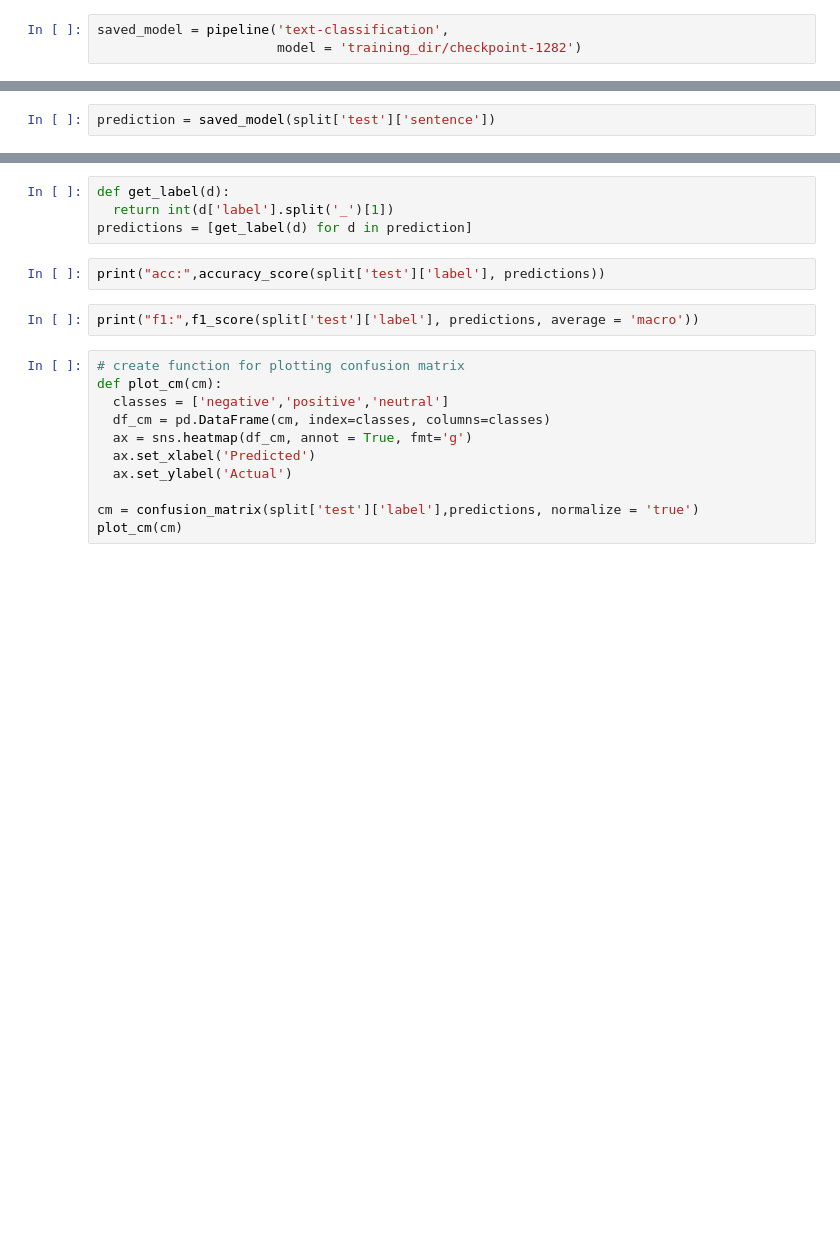
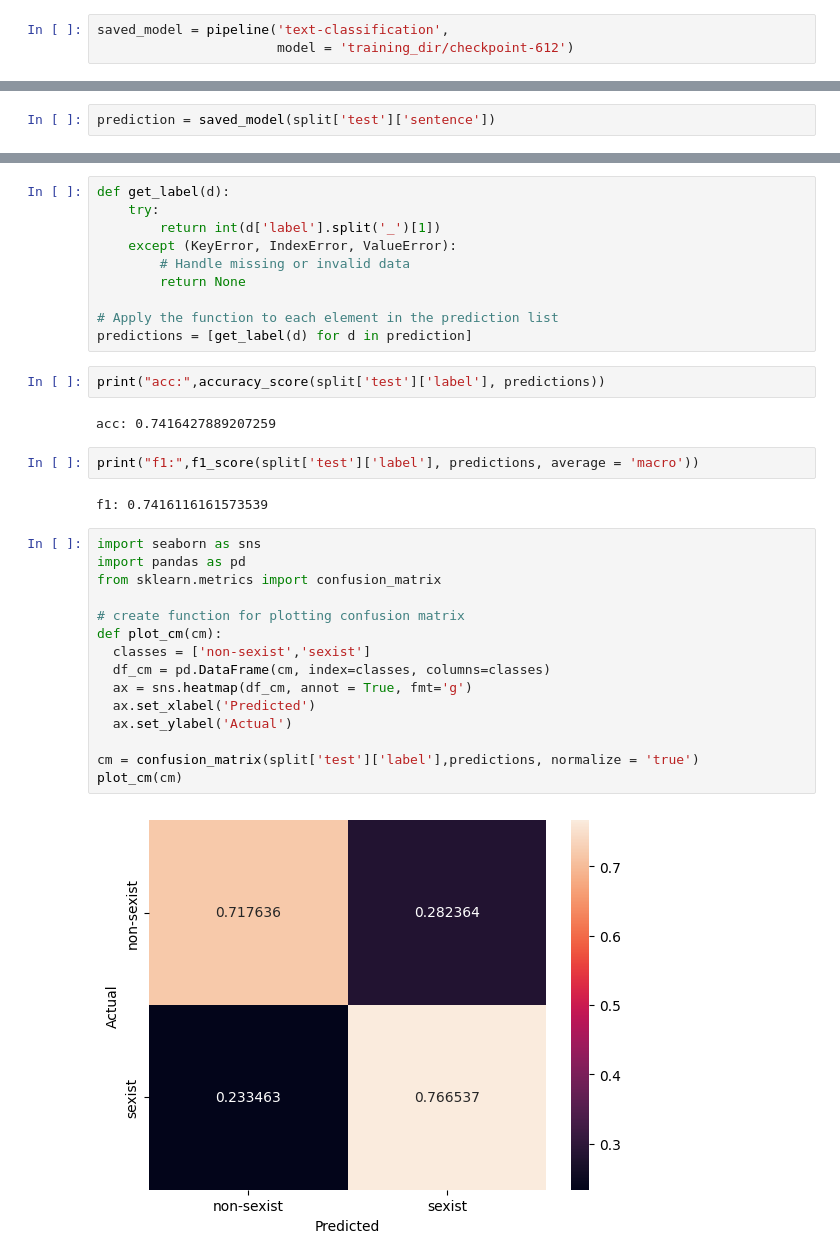
Before and after one commit to ZahraShourmeij/Transformers, a Jupyter notebook: Bert.ipynb, the cells around one changed output, grey strips where cells are left out. Drawn from its saved outputs; the diff is of its cells as text; blank space fills up the shorter version.

```diff
--- a/Bert.ipynb
+++ b/Bert.ipynb
@@ -233,4 +233,4 @@ checkpoint-306  checkpoint-612  checkpoint-918  runs
 from transformers import pipeline
 # %%
 saved_model = pipeline('text-classification',
-                       model = 'training_dir/checkpoint-1282')
+                       model = 'training_dir/checkpoint-612')
@@ -246,19 +259,35 @@ prediction[:10]
 # %%
 def get_label(d):
-  return int(d['label'].split('_')[1])
+    try:
+        return int(d['label'].split('_')[1])
+    except (KeyError, IndexError, ValueError):
+        # Handle missing or invalid data
+        return None
+
+# Apply the function to each element in the prediction list
 predictions = [get_label(d) for d in prediction]
 # %%
 print("acc:",accuracy_score(split['test']['label'], predictions))
+# %% [output]
+acc: 0.7416427889207259
 # %%
 print("f1:",f1_score(split['test']['label'], predictions, average = 'macro'))
+# %% [output]
+f1: 0.7416116161573539
 # %%
+import seaborn as sns
+import pandas as pd
+from sklearn.metrics import confusion_matrix
+
 # create function for plotting confusion matrix
 def plot_cm(cm):
-  classes = ['negative','positive','neutral']
+  classes = ['non-sexist','sexist']
   df_cm = pd.DataFrame(cm, index=classes, columns=classes)
   ax = sns.heatmap(df_cm, annot = True, fmt='g')
   ax.set_xlabel('Predicted')
   ax.set_ylabel('Actual')
 
 cm = confusion_matrix(split['test']['label'],predictions, normalize = 'true')
 plot_cm(cm)
+# %% [output]
+[figure, added]
```
Also changed, not shown: parts of 4 cells of this notebook.
